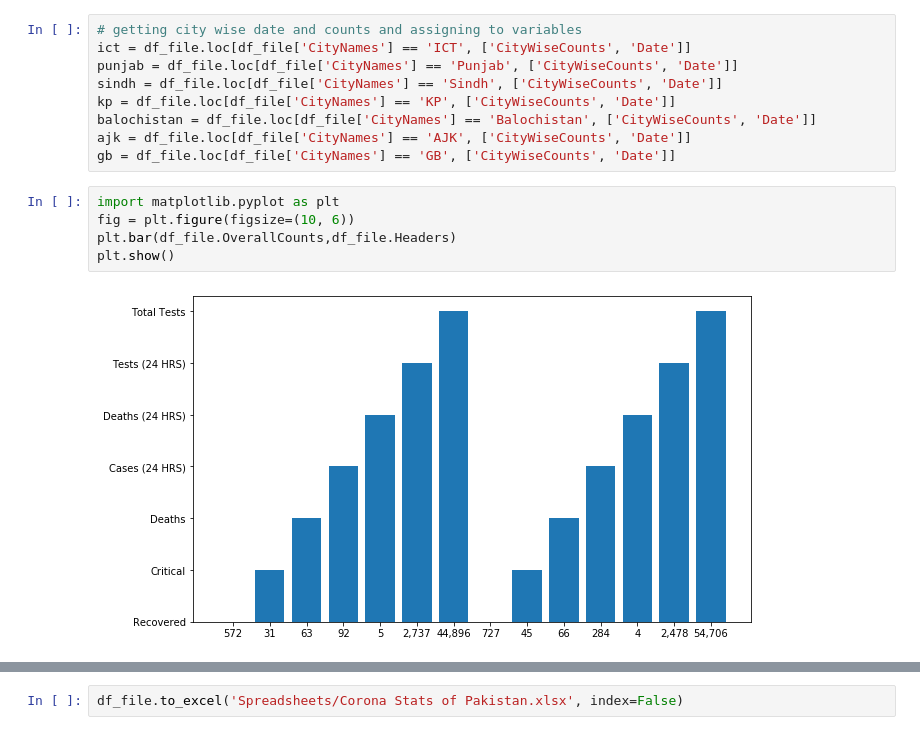
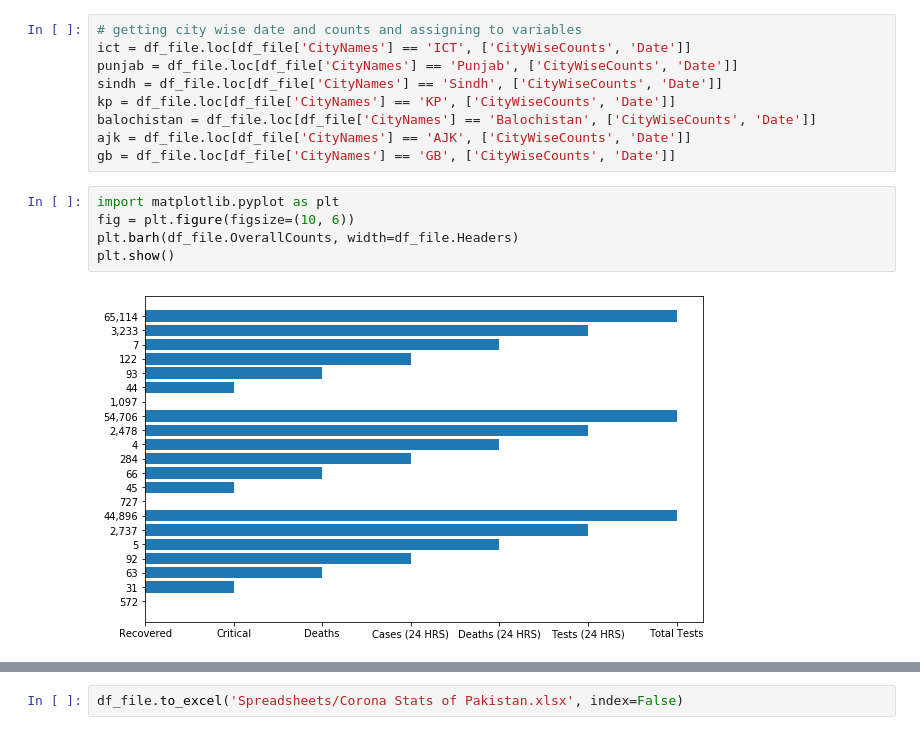
Before and after one commit to mmsayyam/Corona-Pakistan-Stats, a Jupyter notebook: Corona stats of Pakistan.ipynb, the cells around one changed output, grey strips where cells are left out. Saved outputs shown, nothing was run; the diff lists cells and outputs as text.

Commit message:
Status and charts updated

```diff
--- a/Corona stats of Pakistan.ipynb
+++ b/Corona stats of Pakistan.ipynb
@@ -293,7 +309,7 @@ gb = df_file.loc[df_file['CityNames'] == 'GB', ['CityWiseCounts', 'Date']]
 # %%
 import matplotlib.pyplot as plt
 fig = plt.figure(figsize=(10, 6))
-plt.bar(df_file.OverallCounts,df_file.Headers)
+plt.barh(df_file.OverallCounts, width=df_file.Headers)
 plt.show()
 # %% [output]
-[figure, old version]
+[figure, new version]
```
Also changed, not shown: parts of 17 cells of this notebook, 1 other file.
